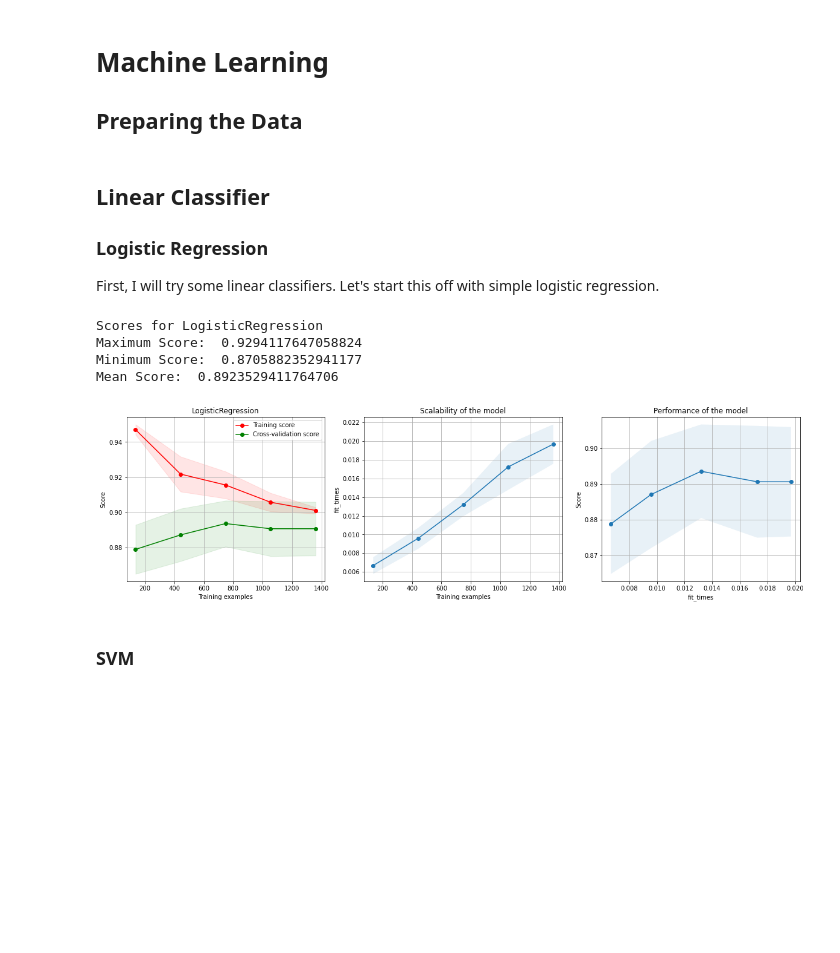
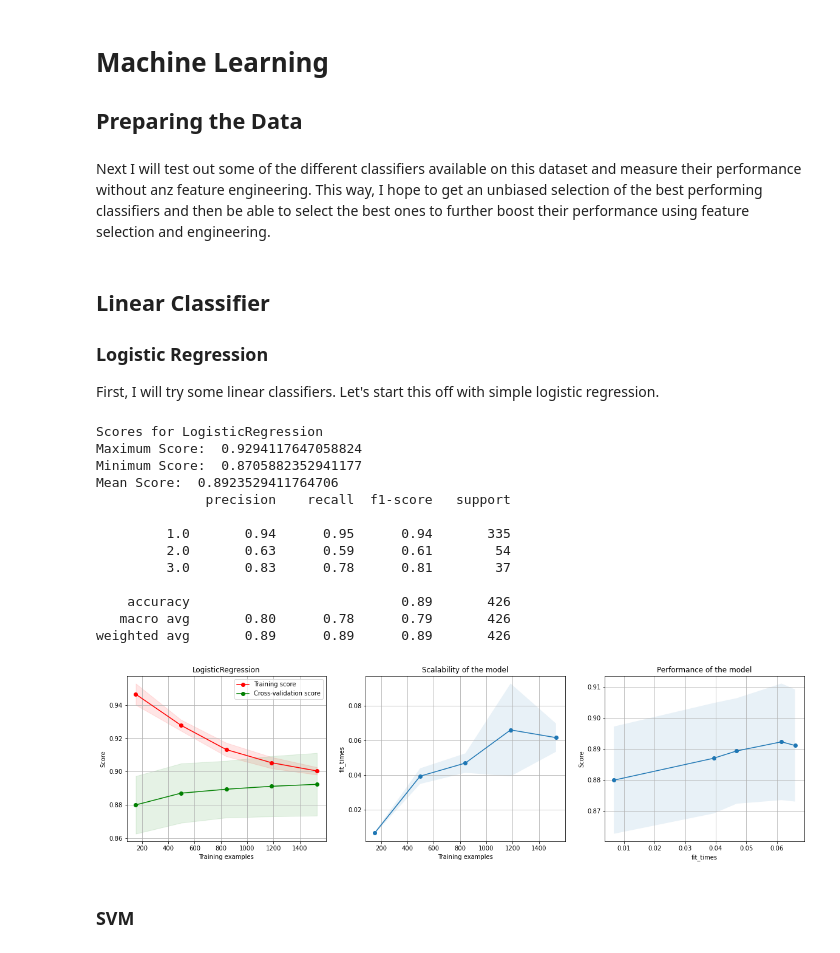
Before and after one commit to aegis301/fetal_health, a Jupyter notebook: fetal_health.ipynb, the cells around one changed output. Saved outputs shown, nothing was run; the diff lists cells and outputs as text; code cells hidden in the pictures; blank space fills up the shorter version.

Commit message:
add classification matrix

```diff
--- a/fetal_health.ipynb
+++ b/fetal_health.ipynb
@@ -296,7 +297,14 @@ class FHPipeline():
 
         return plt
 
-    def simple_fit_score(self, model, n, plot=False):
+    def get_classification_report(self, model):
+        model.fit(self.X_train, self.y_train)
+        predictions = model.predict(self.X_test)
+        print(classification_report(self.y_test, predictions))
+
+
+
+    def simple_fit_score(self, model, n):
         model_name = type(model).__name__
         cv_score = cross_val_score(model, self.X_train, self.y_train, cv=n)
         print(f'Scores for {model_name}')
@@ -314,6 +322,8 @@ X = scaler.fit_transform(X)
 X_train, X_test, y_train, y_test = train_test_split(X, y, test_size=0.2, random_state=31)
 
 fh_pipeline = FHPipeline(X_train, X_test, y_train, y_test)
+# %% [markdown]
+Next I will test out some of the different classifiers available on this dataset and measure their performance without anz feature engineering. This way, I hope to get an unbiased selection of the best performing classifiers and then be able to select the best ones to further boost their performance using feature selection and engineering.
 # %% [markdown]
 ## Linear Classifier
 
@@ -322,15 +332,25 @@ fh_pipeline = FHPipeline(X_train, X_test, y_train, y_test)
 First, I will try some linear classifiers. Let's start this off with simple logistic regression.
 # %%
 lr = LogisticRegression()
-fh_pipeline.simple_fit_score(model=lr, n=10, plot=True)
+fh_pipeline.simple_fit_score(model=lr, n=10)
+fh_pipeline.get_classification_report(model=lr)
 fh_pipeline.plot_learning_curve(lr, 'LogisticRegression', fh_pipeline.X_train, fh_pipeline.y_train, cv=10)
 plt.show()
 # %% [output]
 Scores for LogisticRegression
 Maximum Score:  0.9294117647058824
 Minimum Score:  0.8705882352941177
 Mean Score:  0.8923529411764706
+              precision    recall  f1-score   support
+
+         1.0       0.94      0.95      0.94       335
+         2.0       0.63      0.59      0.61        54
+         3.0       0.83      0.78      0.81        37
+
+    accuracy                           0.89       426
+   macro avg       0.80      0.78      0.79       426
+weighted avg       0.89      0.89      0.89       426
-[figure, old version]
+[figure, new version]
 # %% [markdown]
 ### SVM
 # %%
```
Also changed, not shown: parts of 3 cells of this notebook.
